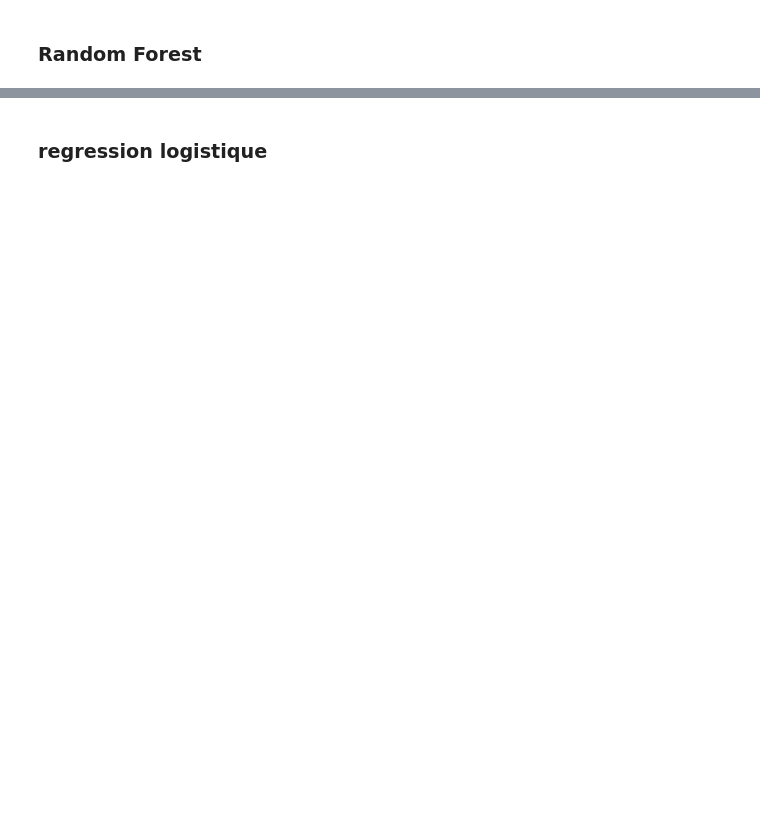
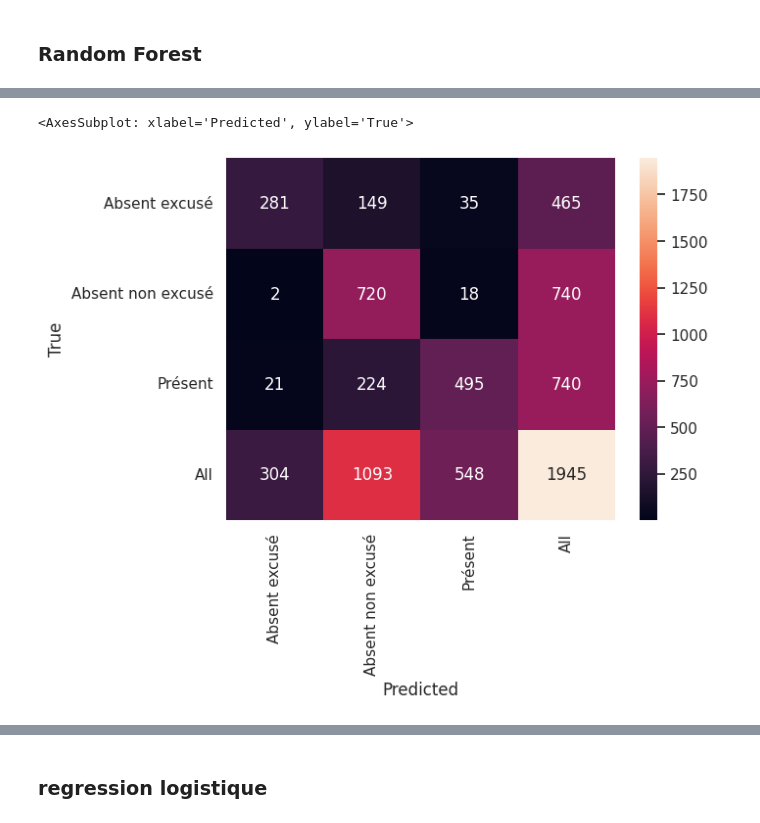
Before and after one commit to chloexiaoyuchen/Annalyse_Abs_non_exc_centre_Rapee, a Jupyter notebook: source_code/prediction_model.ipynb, the cells around one changed output, grey strips where cells are left out. Cells and saved outputs as stored; diff of their text form; code cells hidden in the pictures; blank space fills up the shorter version.

```diff
--- a/source_code/prediction_model.ipynb
+++ b/source_code/prediction_model.ipynb
@@ -108,0 +139,5 @@ Absent non excusé       0.98      0.10      0.18      1481
+# %%
+sns.heatmap(pd.crosstab(y, y_pred, rownames=['True'], colnames=['Predicted'], margins=True), annot=True, fmt='d')
+# %% [output]
+<AxesSubplot: xlabel='Predicted', ylabel='True'>
+[figure, added]
```
Also changed, not shown: parts of 11 cells of this notebook, 3 other files.
